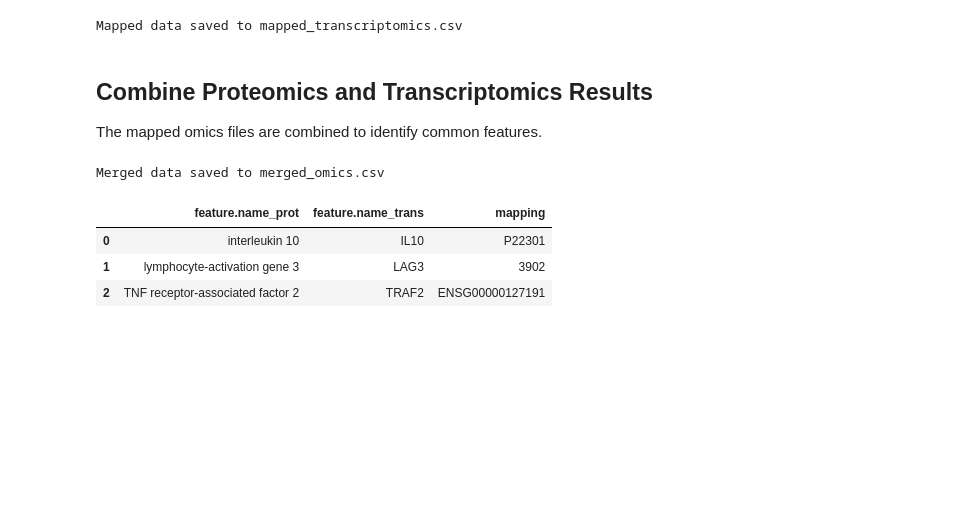
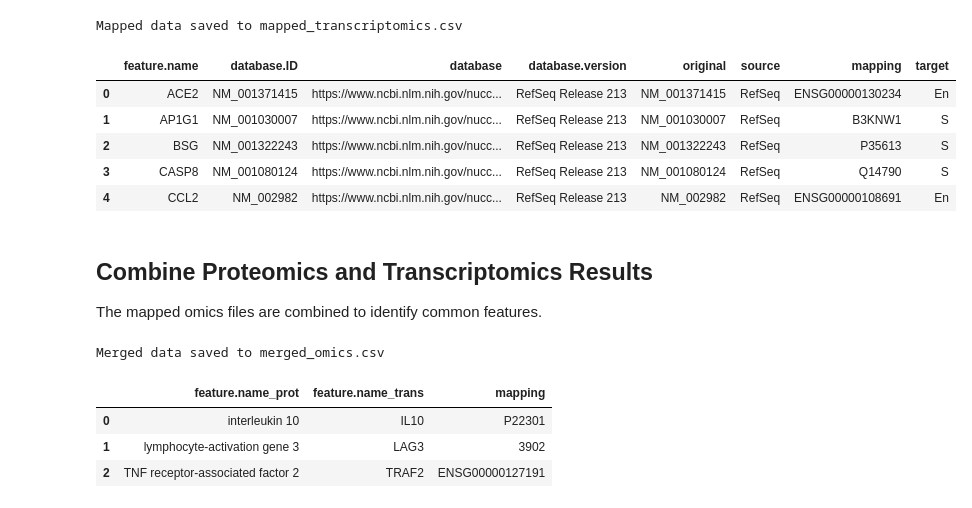
Before and after one commit to Xomics/TWOCdemonstrator, a Jupyter notebook: tools/python_read_omics/FDCmultiomics_workflow.ipynb, the cells around one changed output. Drawn from its saved outputs; the diff is of its cells as text; code cells hidden in the pictures; blank space fills up the shorter version.

```diff
--- a/tools/python_read_omics/FDCmultiomics_workflow.ipynb
+++ b/tools/python_read_omics/FDCmultiomics_workflow.ipynb
@@ -109,5 +146,14 @@ fetch_mappings.run_script(pathwayids_file_url, id_file_url, meta_file_url, sourc
 # %% [output]
 Mapped data saved to mapped_transcriptomics.csv
+# %%
+pd.read_csv('mapped_transcriptomics.csv').head(5)
+# %% [output]
+|  | feature.name | database.ID | database | database.version | original | source | mapping | target |
+| 0 | ACE2 | NM_001371415 | https://www.ncbi.nlm.nih.gov/nucc... | RefSeq Release 213 | NM_001371415 | RefSeq | ENSG00000130234 | En |
+| 1 | AP1G1 | NM_001030007 | https://www.ncbi.nlm.nih.gov/nucc... | RefSeq Release 213 | NM_001030007 | RefSeq | B3KNW1 | S |
+| 2 | BSG | NM_001322243 | https://www.ncbi.nlm.nih.gov/nucc... | RefSeq Release 213 | NM_001322243 | RefSeq | P35613 | S |
+| 3 | CASP8 | NM_001080124 | https://www.ncbi.nlm.nih.gov/nucc... | RefSeq Release 213 | NM_001080124 | RefSeq | Q14790 | S |
+| 4 | CCL2 | NM_002982 | https://www.ncbi.nlm.nih.gov/nucc... | RefSeq Release 213 | NM_002982 | RefSeq | ENSG00000108691 | En |
 # %% [markdown]
 ## Combine Proteomics and Transcriptomics Results
 The mapped omics files are combined to identify common features.
```
Also changed, not shown: parts of 11 cells of this notebook, 2 other files.
